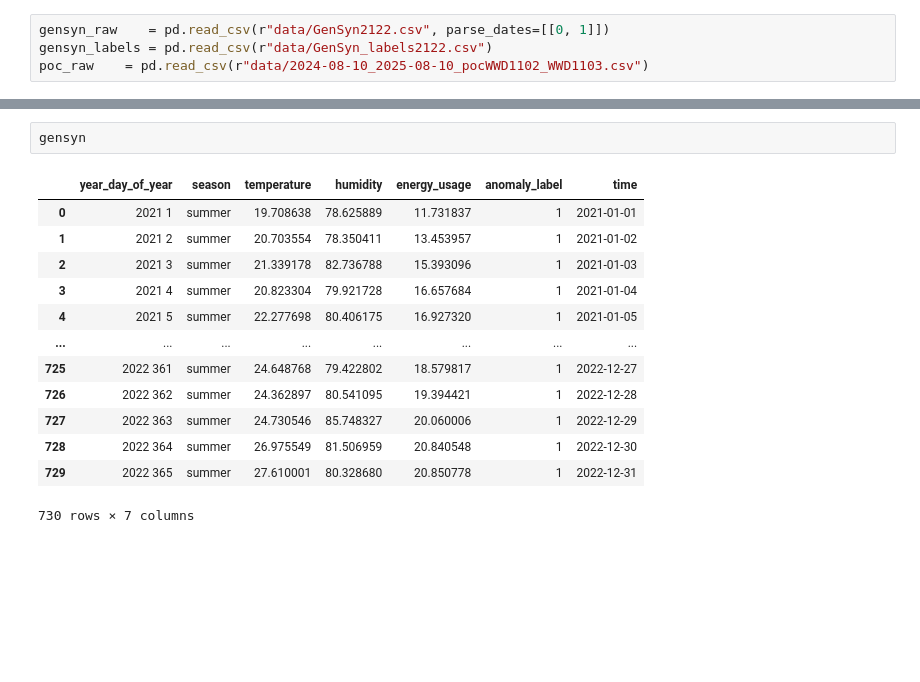
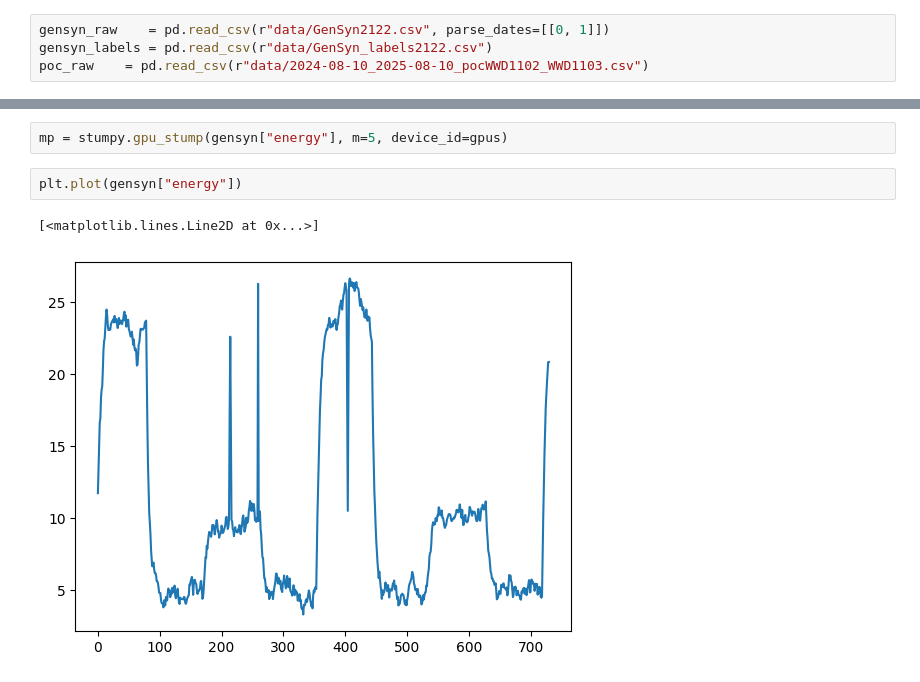
Before and after one commit to LennoxC/aiml338-a3, a Jupyter notebook: aiml339-A3.ipynb, the cells around one changed output, grey strips where cells are left out. Saved outputs shown, nothing was run; the diff lists cells and outputs as text; blank space fills up the shorter version.

```diff
--- a/aiml339-A3.ipynb
+++ b/aiml339-A3.ipynb
@@ -105,16 +168,7 @@ plot_features(gensyn, start_day=1, end_day=100, start_year="2021", end_year="202
-# %%
-gensyn
-# %% [output]
-|  | year_day_of_year | season | temperature | humidity | energy_usage | anomaly_label | time |
-| 0 | 2021 1 | summer | 19.708638 | 78.625889 | 11.731837 | 1 | 2021-01-01 |
-| 1 | 2021 2 | summer | 20.703554 | 78.350411 | 13.453957 | 1 | 2021-01-02 |
-| 2 | 2021 3 | summer | 21.339178 | 82.736788 | 15.393096 | 1 | 2021-01-03 |
-| 3 | 2021 4 | summer | 20.823304 | 79.921728 | 16.657684 | 1 | 2021-01-04 |
-| 4 | 2021 5 | summer | 22.277698 | 80.406175 | 16.927320 | 1 | 2021-01-05 |
-| ... | ... | ... | ... | ... | ... | ... | ... |
-| 725 | 2022 361 | summer | 24.648768 | 79.422802 | 18.579817 | 1 | 2022-12-27 |
-| 726 | 2022 362 | summer | 24.362897 | 80.541095 | 19.394421 | 1 | 2022-12-28 |
-| 727 | 2022 363 | summer | 24.730546 | 85.748327 | 20.060006 | 1 | 2022-12-29 |
-| 728 | 2022 364 | summer | 26.975549 | 81.506959 | 20.840548 | 1 | 2022-12-30 |
-| 729 | 2022 365 | summer | 27.610001 | 80.328680 | 20.850778 | 1 | 2022-12-31 |
-730 rows × 7 columns
+# %%
+mp = stumpy.gpu_stump(gensyn["energy"], m=5, device_id=gpus)
+# %%
+plt.plot(gensyn["energy"])
+# %% [output]
+[<matplotlib.lines.Line2D at 0x...>]
+[figure, added]
```
Also changed, not shown: parts of 27 cells of this notebook, 3 other files.
